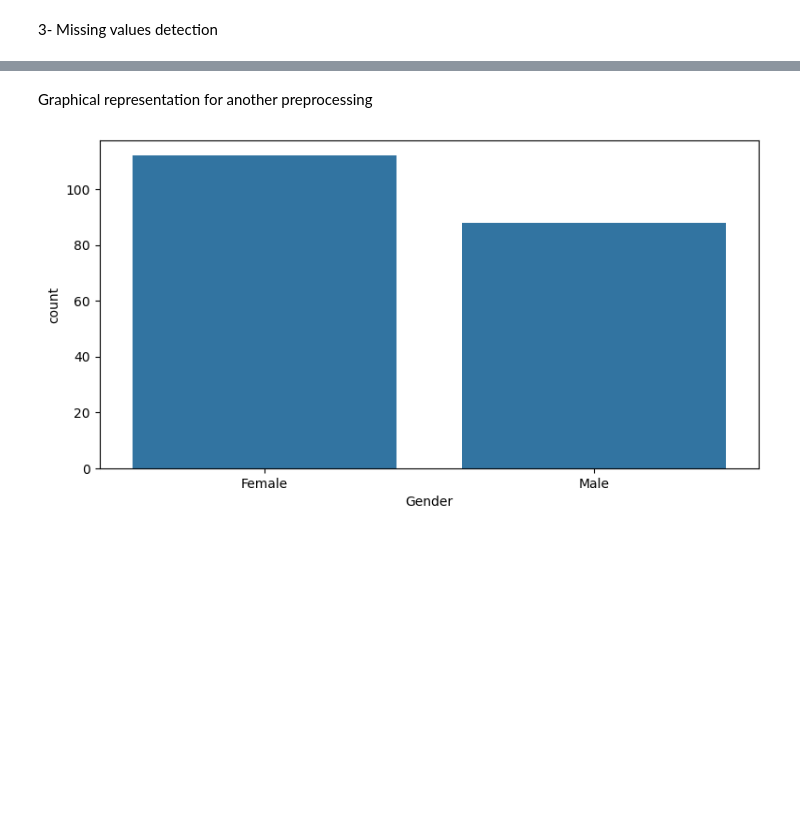
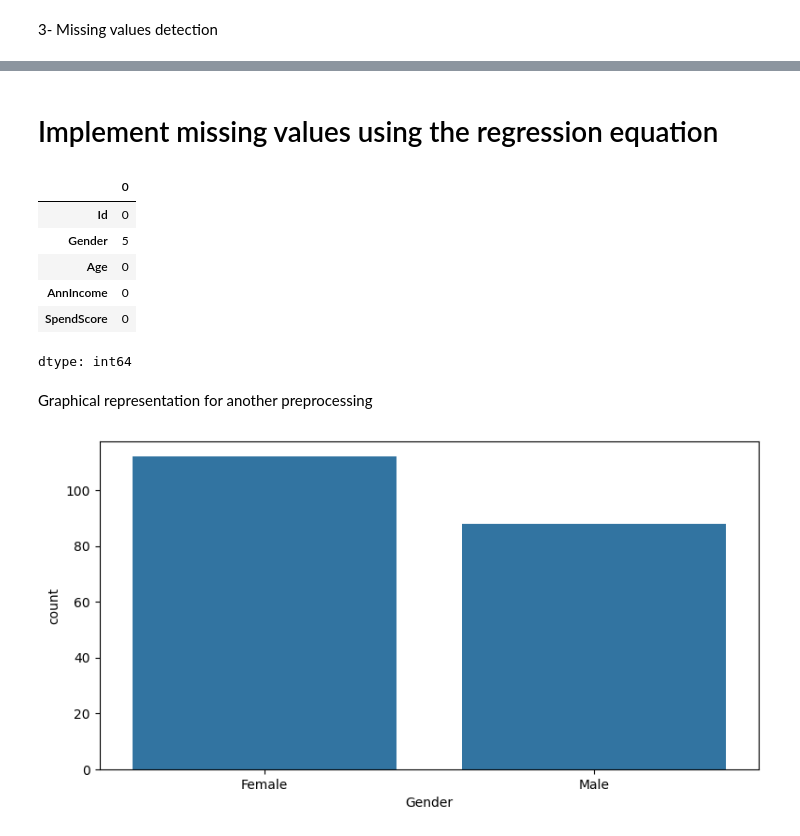
Before and after one commit to sheikhi-a/Big-data-with-Python, a Jupyter notebook: spark_preprocessing_missing_outliers.ipynb, the cells around one changed output, grey strips where cells are left out. Cells and saved outputs as stored; diff of their text form; code cells hidden in the pictures; blank space fills up the shorter version.

```diff
--- a/spark_preprocessing_missing_outliers.ipynb
+++ b/spark_preprocessing_missing_outliers.ipynb
@@ -220,0 +293,2 @@ df = df.na.fill({'SpendScore':meanvalue})
+# %% [markdown]
+# Implement missing values using the regression equation
@@ -221,3 +328,35 @@ df = df.na.fill({'SpendScore':meanvalue})
+# %%
+nomisdata1 = df_pd[df_pd['SpendScore' ].notna()]
+nomisdata1.isnull().sum()
+
+x = nomisdata1[['Age','AnnIncome' ]]# predictors
+y = nomisdata1['SpendScore']#dependent
+
+reg_model = LinearRegression()
+reg_model.fit(x, y)
+
+coefficient = reg_model.coef_
+intercept = reg_model.intercept_
+
+
+print("Spendscore =", intercept, coefficient[0],"Age", "+", coefficient[1],"Annsalary")
+
+
+missing_data1 = df_pd[df_pd['SpendScore'].isna()]
+X_missing1 = missing_data1[['Age','AnnIncome' ]]
+predicted_values1 = reg_model.predict(X_missing1)
+
+df_pd.loc[df_pd['SpendScore'].isna(), 'SpendScore'] = predicted_values1
+
+df_pd.isna().sum()
+# %% [output]
+|  | 0 |
+| Id | 0 |
+| Gender | 5 |
+| Age | 0 |
+| AnnIncome | 0 |
+| SpendScore | 0 |
+dtype: int64
 # %% [markdown]
 Graphical representation for another preprocessing
 # %%
```
Also changed, not shown: parts of 15 cells of this notebook.
